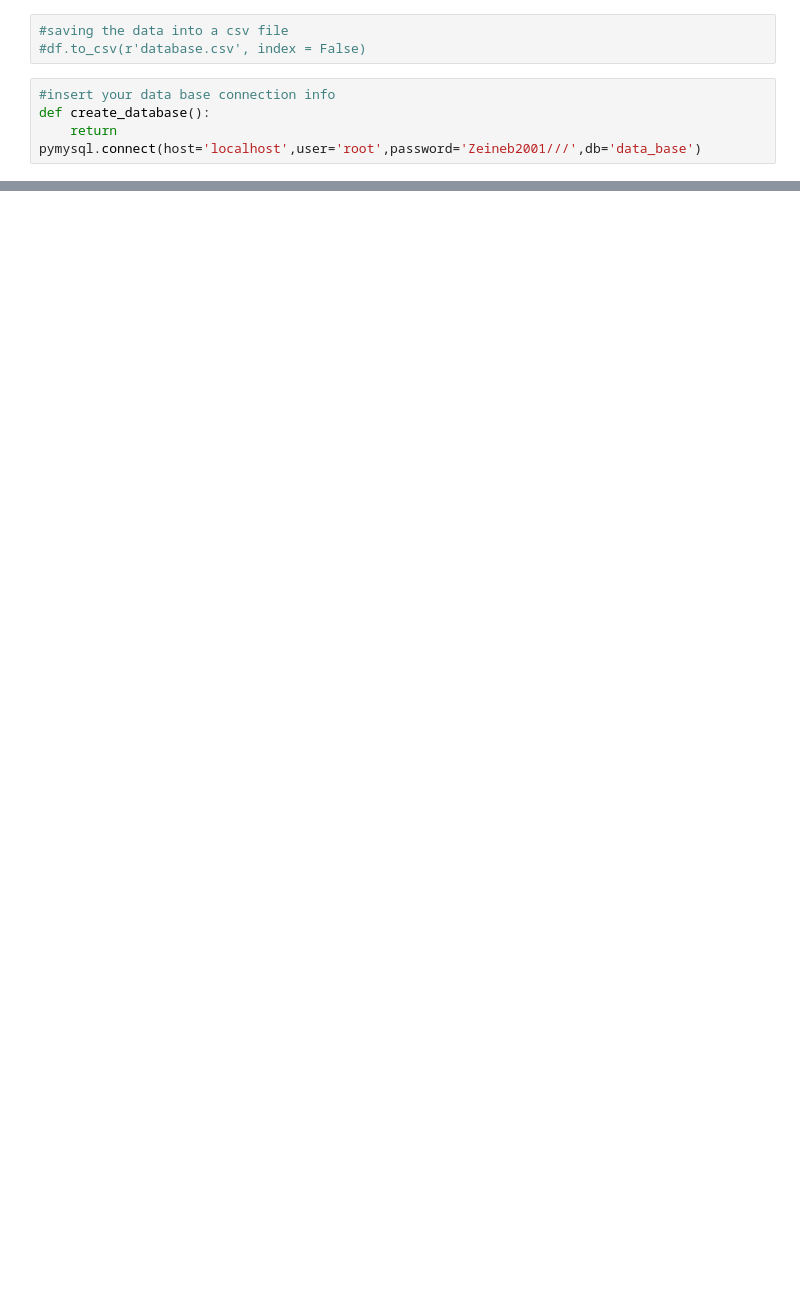
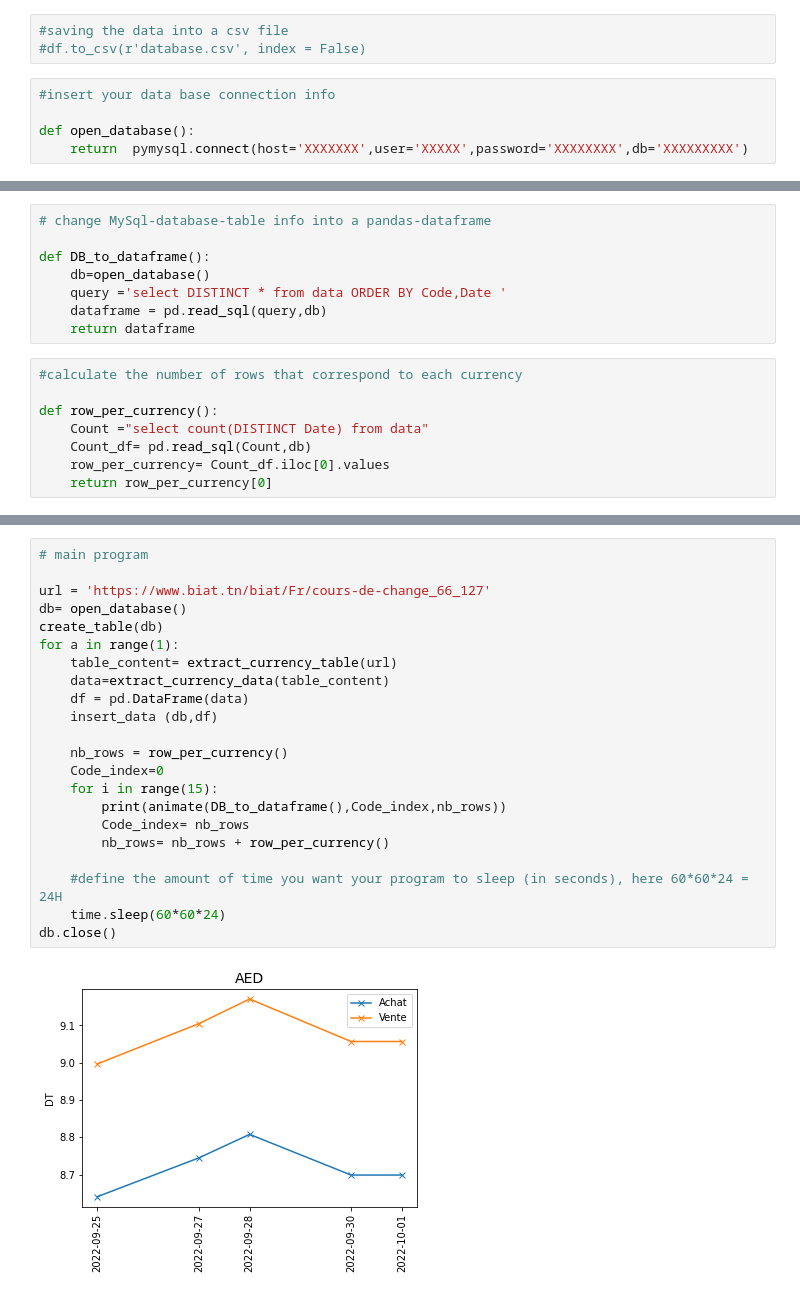
Before and after one commit to zeinebjalled/Currency-exchange-rates---web-scraper, a Jupyter notebook: livescrape.ipynb, the cells around one changed output, grey strips where cells are left out. Saved outputs shown, nothing was run; the diff lists cells and outputs as text; blank space fills up the shorter version.

```diff
--- a/livescrape.ipynb
+++ b/livescrape.ipynb
@@ -34,6 +40,7 @@ def extract_currency_data(table_content):
 #df.to_csv(r'database.csv', index = False)
 # %%
 #insert your data base connection info
-def create_database():
-    return  pymysql.connect(host='localhost',user='root',password='Zeineb2001///',db='data_base')
+
+def open_database():
+    return  pymysql.connect(host='XXXXXXX',user='XXXXX',password='XXXXXXXX',db='XXXXXXXXX')
 # %%
@@ -101,0 +77,16 @@ dtype: object
+# %%
+# change MySql-database-table info into a pandas-dataframe
+
+def DB_to_dataframe():
+    db=open_database()
+    query ='select DISTINCT * from data ORDER BY Code,Date '
+    dataframe = pd.read_sql(query,db)
+    return dataframe
+# %%
+#calculate the number of rows that correspond to each currency
+
+def row_per_currency():
+    Count ="select count(DISTINCT Date) from data"
+    Count_df= pd.read_sql(Count,db)
+    row_per_currency= Count_df.iloc[0].values
+    return row_per_currency[0]
@@ -101,0 +118,24 @@ dtype: object
+# %%
+# main program
+
+url = 'https://www.biat.tn/biat/Fr/cours-de-change_66_127'
+db= open_database()
+create_table(db)
+for a in range(1):
+    table_content= extract_currency_table(url)
+    data=extract_currency_data(table_content)
+    df = pd.DataFrame(data)
+    insert_data (db,df)
+
+    nb_rows = row_per_currency()
+    Code_index=0
+    for i in range(15):
+        print(animate(DB_to_dataframe(),Code_index,nb_rows))
+        Code_index= nb_rows
+        nb_rows= nb_rows + row_per_currency()
+
+    #define the amount of time you want your program to sleep (in seconds), here 60*60*24 = 24H
+    time.sleep(60*60*24)
+db.close()
+# %% [output]
+[figure, added]
```
Also changed, not shown: parts of 9 cells of this notebook.
